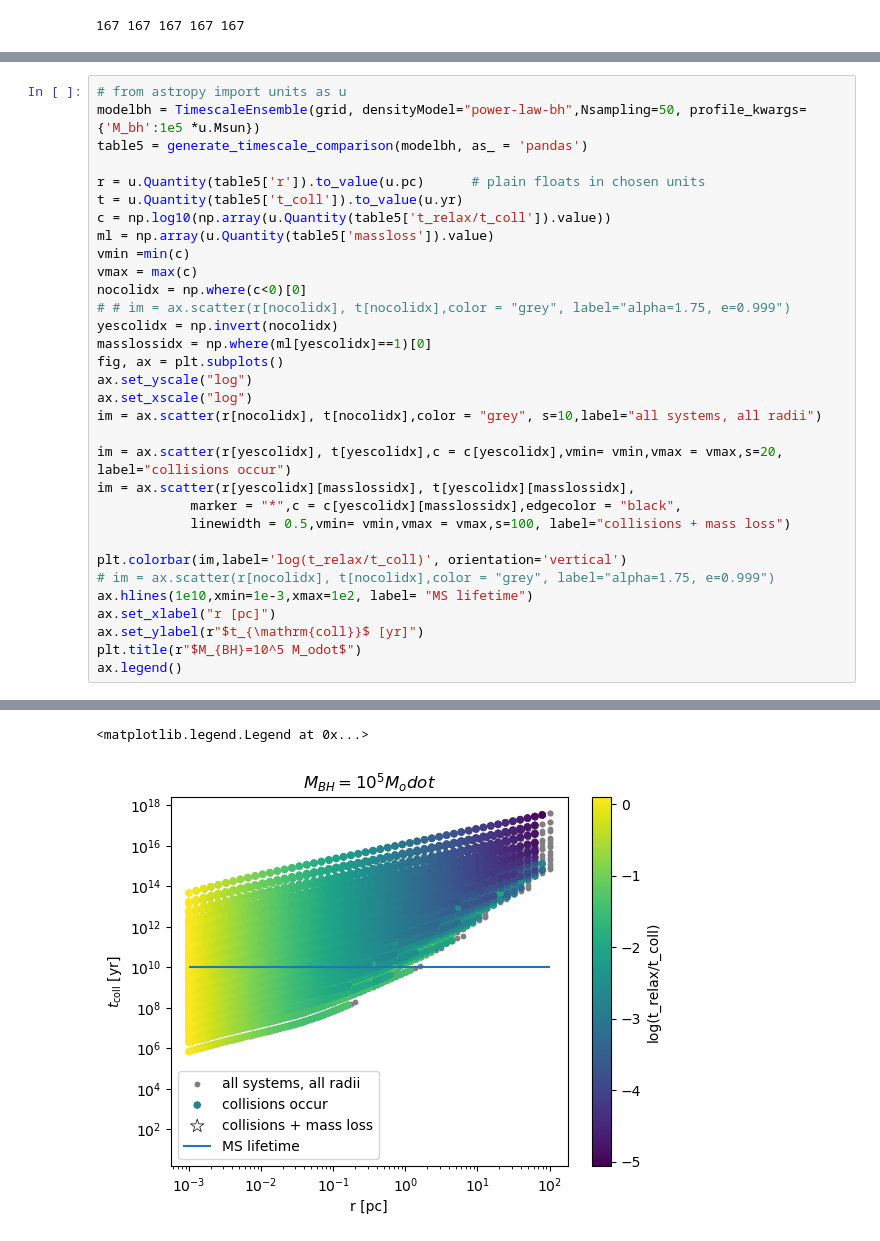
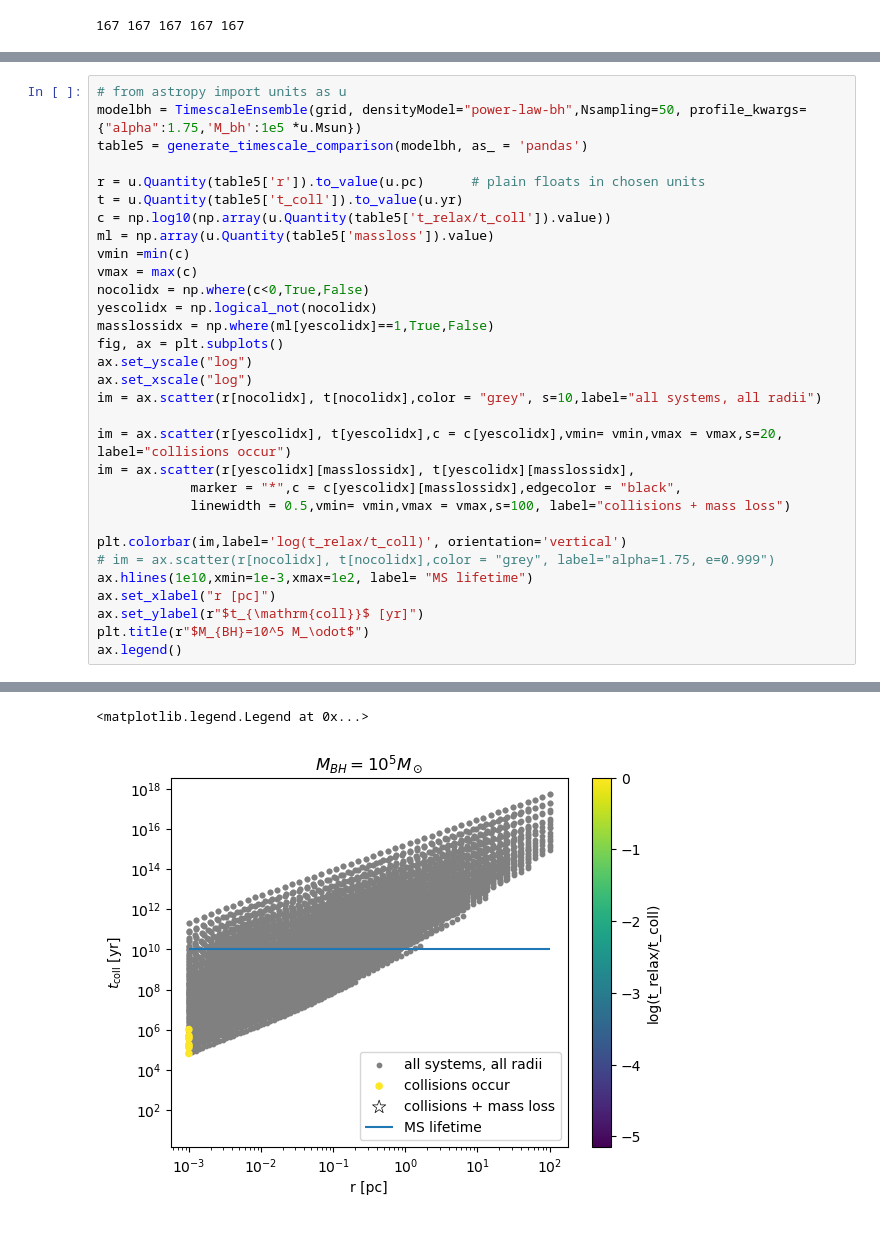
Before and after one commit to astro-claire/model-timescales, a Jupyter notebook: examples/black_hole_versus_pl.ipynb, the cells around one changed output, grey strips where cells are left out. Saved outputs shown, nothing was run; the diff lists cells and outputs as text.

```diff
--- a/examples/black_hole_versus_pl.ipynb
+++ b/examples/black_hole_versus_pl.ipynb
@@ -392,6 +464,6 @@ ax.legend()
 # %%
 # from astropy import units as u
-modelbh = TimescaleEnsemble(grid, densityModel="power-law-bh",Nsampling=50, profile_kwargs={'M_bh':1e5 *u.Msun})
+modelbh = TimescaleEnsemble(grid, densityModel="power-law-bh",Nsampling=50, profile_kwargs={"alpha":1.75,'M_bh':1e5 *u.Msun})
 table5 = generate_timescale_comparison(modelbh, as_ = 'pandas')
 
 r = u.Quantity(table5['r']).to_value(u.pc)      # plain floats in chosen units
@@ -400,10 +472,9 @@ c = np.log10(np.array(u.Quantity(table5['t_relax/t_coll']).value))
 ml = np.array(u.Quantity(table5['massloss']).value)
 vmin =min(c)
 vmax = max(c)
-nocolidx = np.where(c<0)[0]
-# # im = ax.scatter(r[nocolidx], t[nocolidx],color = "grey", label="alpha=1.75, e=0.999")
-yescolidx = np.invert(nocolidx)
-masslossidx = np.where(ml[yescolidx]==1)[0]
+nocolidx = np.where(c<0,True,False)
+yescolidx = np.logical_not(nocolidx)
+masslossidx = np.where(ml[yescolidx]==1,True,False)
 fig, ax = plt.subplots()
 ax.set_yscale("log")
 ax.set_xscale("log")
@@ -419,6 +490,6 @@ plt.colorbar(im,label='log(t_relax/t_coll)', orientation='vertical')
 ax.hlines(1e10,xmin=1e-3,xmax=1e2, label= "MS lifetime")
 ax.set_xlabel("r [pc]")
 ax.set_ylabel(r"$t_{\mathrm{coll}}$ [yr]")
-plt.title(r"$M_{BH}=10^5 M_odot$")
+plt.title(r"$M_{BH}=10^5 M_\odot$")
 ax.legend()
 # %% [output]
@@ -426,2 +503,2 @@ Using ensemble value of Mstar: 1.0 solMass
 <matplotlib.legend.Legend at 0x...>
-[figure, old version]
+[figure, new version]
```
Also changed, not shown: parts of 23 cells of this notebook.
